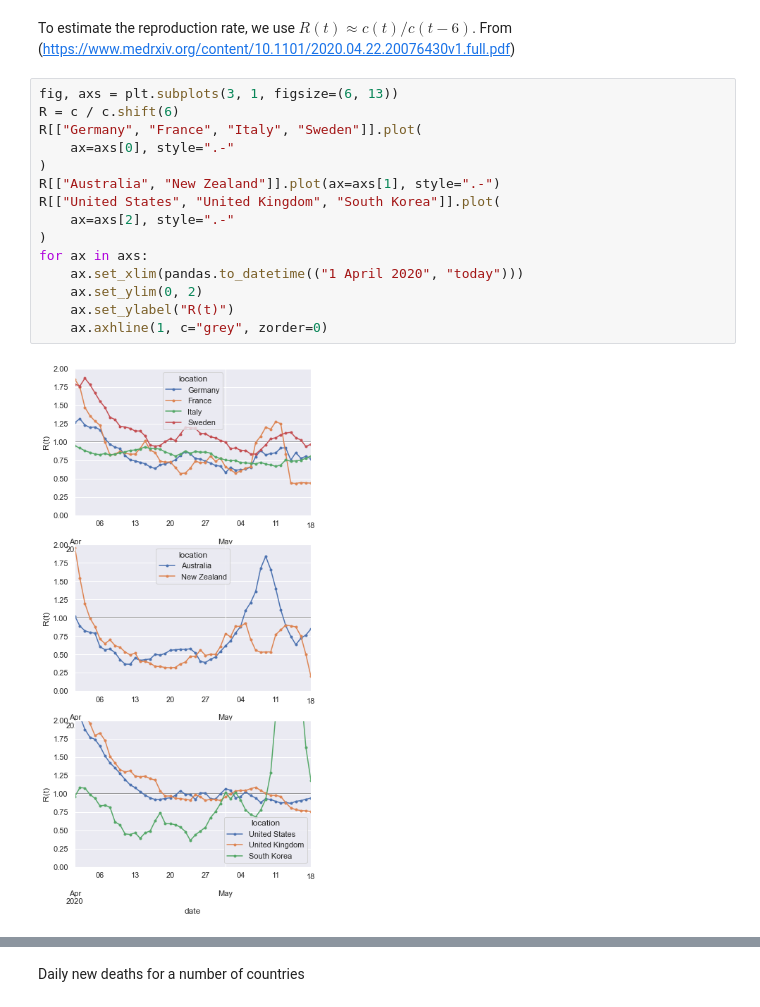
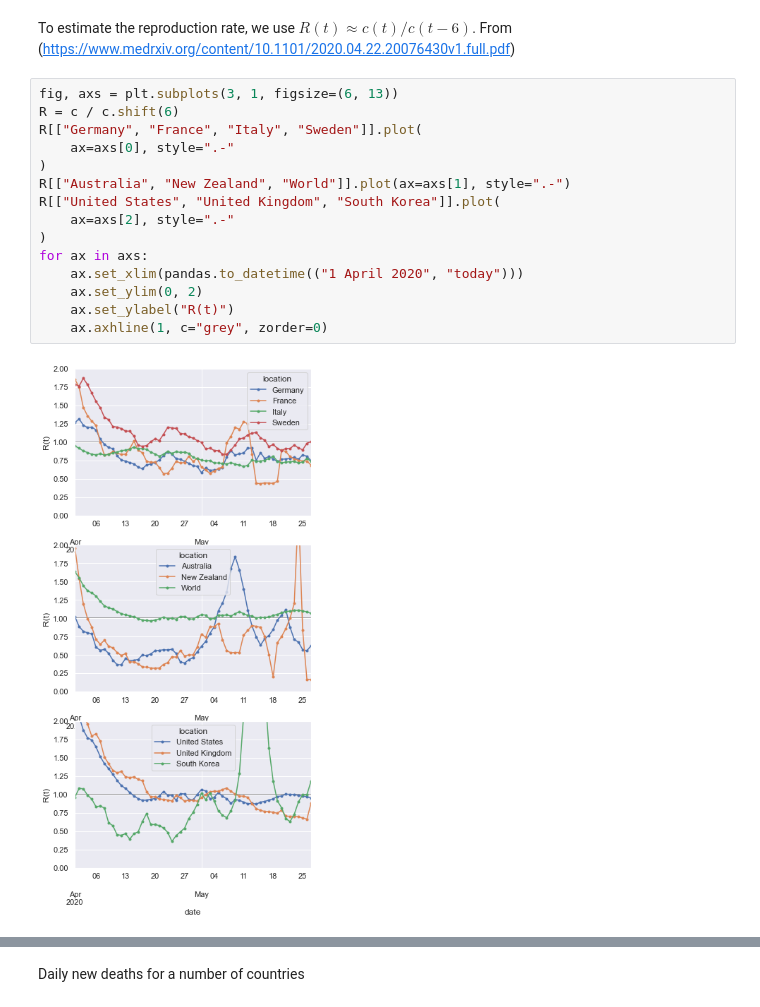
Before and after one commit to wtkranz/CoronaPlay, a Jupyter notebook: coronaplay.ipynb, the cells around one changed output, grey strips where cells are left out. Drawn from its saved outputs; the diff is of its cells as text.

```diff
--- a/coronaplay.ipynb
+++ b/coronaplay.ipynb
@@ -189,20 +183,20 @@ To estimate the reproduction rate, we use $R(t)\approx c(t)/c(t - 6)$. From (htt
 # %%
 fig, axs = plt.subplots(3, 1, figsize=(6, 13))
 R = c / c.shift(6)
 R[["Germany", "France", "Italy", "Sweden"]].plot(
     ax=axs[0], style=".-"
 )
-R[["Australia", "New Zealand"]].plot(ax=axs[1], style=".-")
+R[["Australia", "New Zealand", "World"]].plot(ax=axs[1], style=".-")
 R[["United States", "United Kingdom", "South Korea"]].plot(
     ax=axs[2], style=".-"
 )
 for ax in axs:
     ax.set_xlim(pandas.to_datetime(("1 April 2020", "today")))
     ax.set_ylim(0, 2)
     ax.set_ylabel("R(t)")
     ax.axhline(1, c="grey", zorder=0)
 # %% [output]
-[figure, old version]
+[figure, new version]
 # %%
 newdeaths = data['new_deaths'].unstack(level='location')
 newdeaths.fillna("")
```
Also changed, not shown: parts of 38 cells of this notebook, 1 other file.
